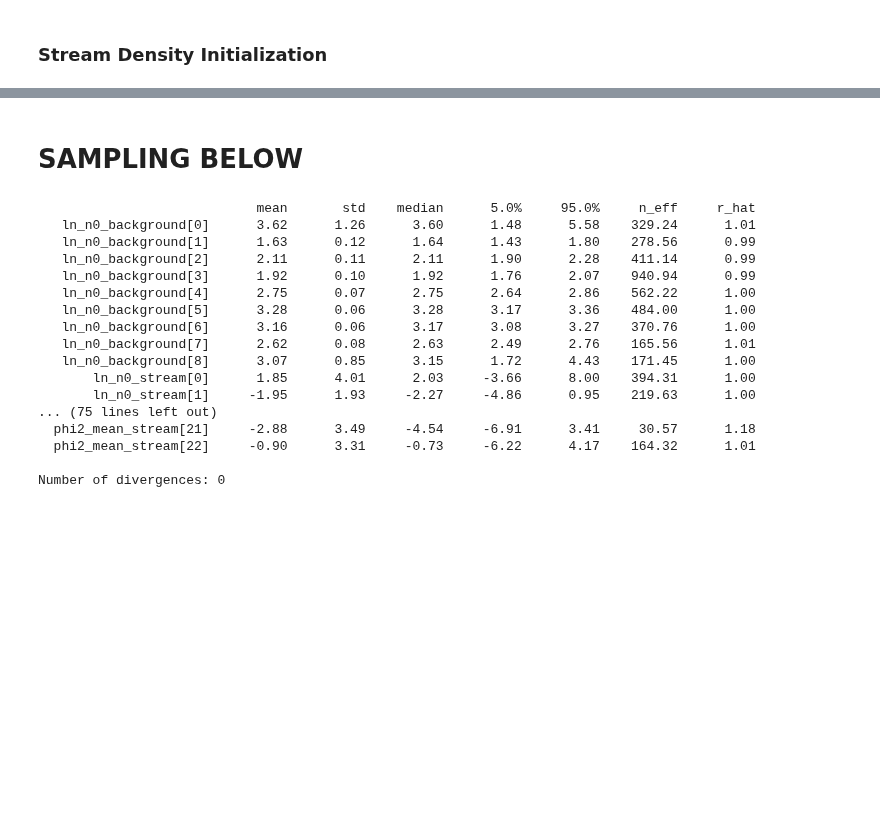
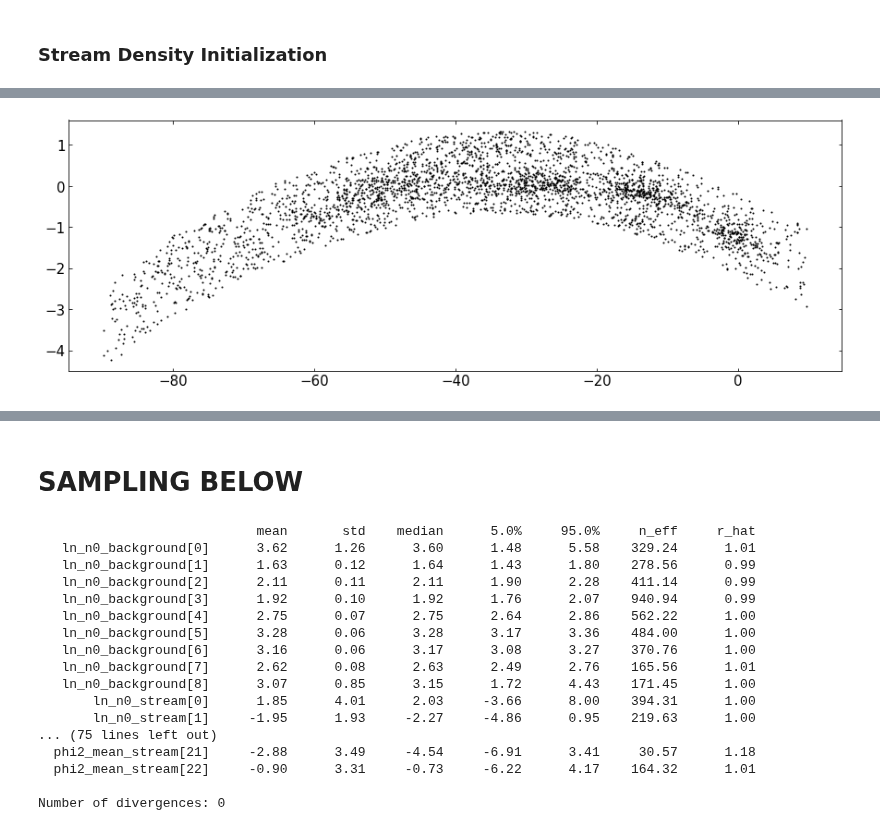
Before and after one commit to adrn/gd1-dr3, a Jupyter notebook: notebooks/Prototyping-with-Kiyan.ipynb, the cells around one changed output, grey strips where cells are left out. Drawn from its saved outputs; the diff is of its cells as text; code cells hidden in the pictures; blank space fills up the shorter version.

```diff
--- a/notebooks/Prototyping-with-Kiyan.ipynb
+++ b/notebooks/Prototyping-with-Kiyan.ipynb
@@ -536,4 +509,11 @@ o = Isochrone(stream, cat, pawprint=p)
 _, iso_mask, _, hb_mask, pprint = o.simpleSln(maxmag=22, mass_thresh=0.83)
+# %%
+plt.figure(figsize=(15,5))
+plt.scatter(o.cat[rough_pm_mask & (iso_mask | hb_mask) & on_mask]['phi1'],
+            o.cat[rough_pm_mask & (iso_mask | hb_mask) & on_mask]['phi2'], s=1, c='k')
+plt.show()
+# %% [output]
+[figure, added]
 # %%
 # Stream Density
 
```
Also changed, not shown: parts of 21 cells of this notebook.
